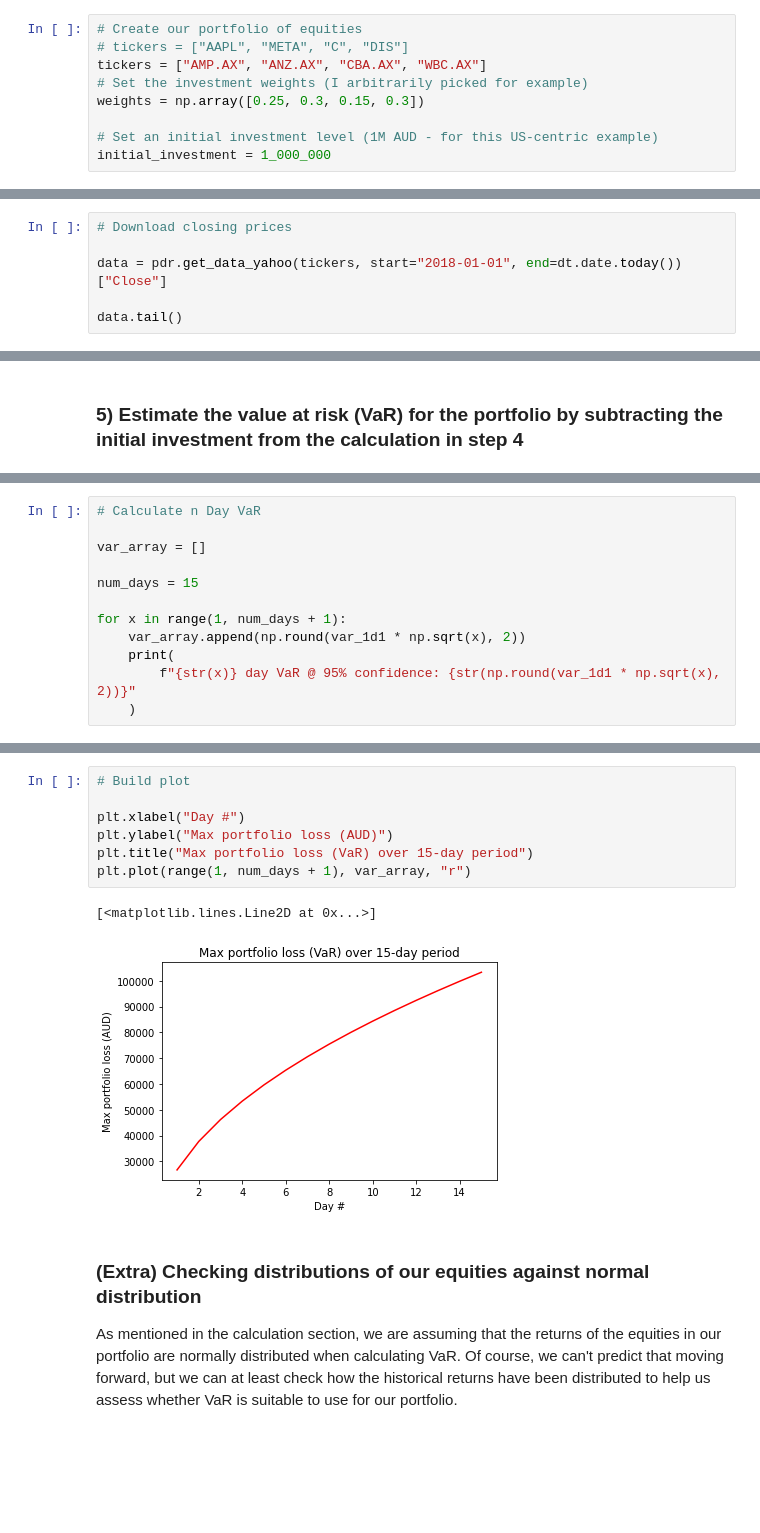
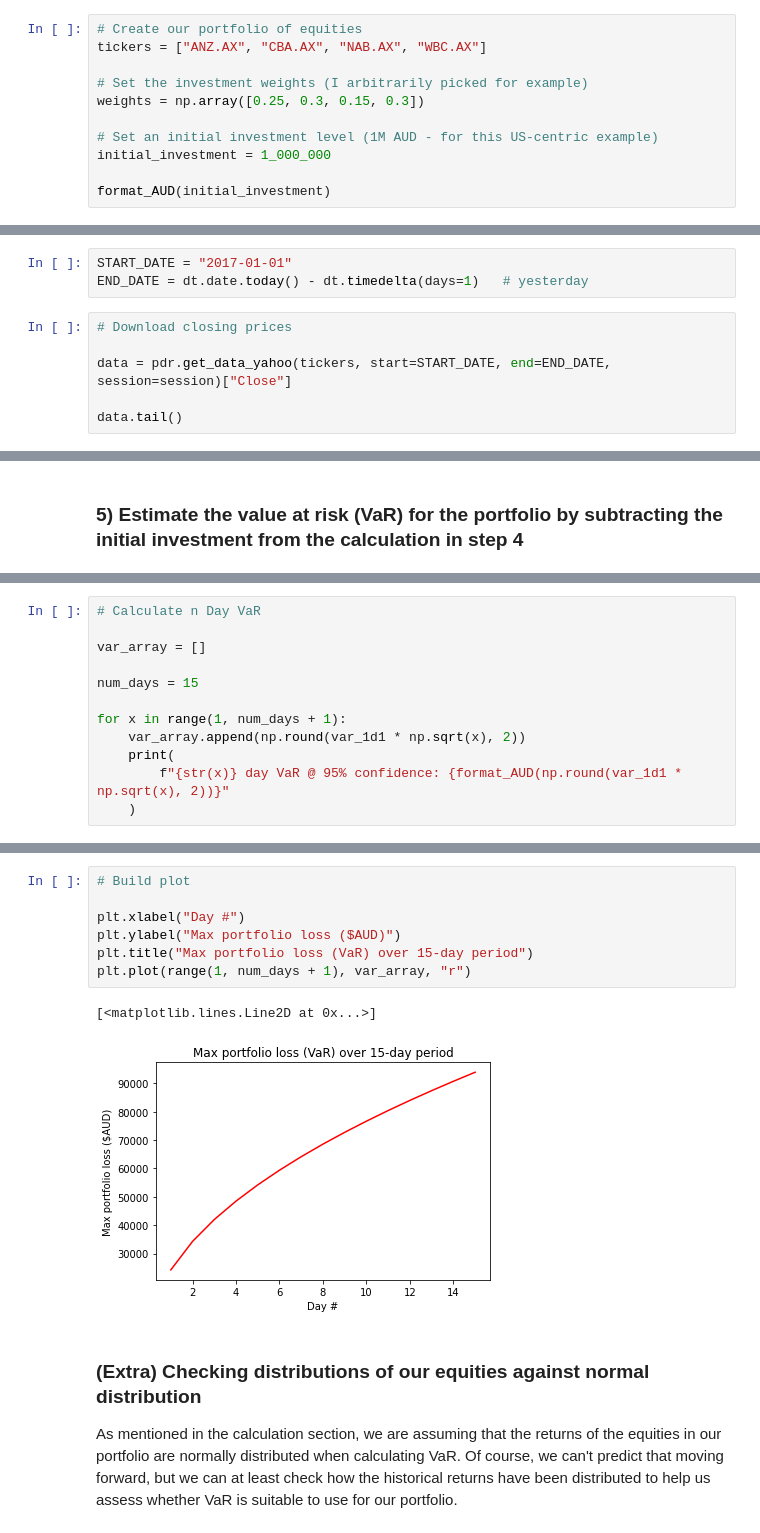
Before and after one commit to Mjboothaus/rewarding-risk, a Jupyter notebook: notebooks/PortfolioVaR.ipynb, the cells around one changed output, grey strips where cells are left out. Saved outputs shown, nothing was run; the diff lists cells and outputs as text; blank space fills up the shorter version.

Commit message:
Added data caching

```diff
--- a/notebooks/PortfolioVaR.ipynb
+++ b/notebooks/PortfolioVaR.ipynb
@@ -55,10 +67,12 @@ from scipy.stats import norm
 ### 1) Calculate periodic returns of the stocks in the portfolio
 # %%
 # Create our portfolio of equities
-# tickers = ["AAPL", "META", "C", "DIS"]
-tickers = ["AMP.AX", "ANZ.AX", "CBA.AX", "WBC.AX"]
+tickers = ["ANZ.AX", "CBA.AX", "NAB.AX", "WBC.AX"]
+
 # Set the investment weights (I arbitrarily picked for example)
 weights = np.array([0.25, 0.3, 0.15, 0.3])
 
 # Set an initial investment level (1M AUD - for this US-centric example)
 initial_investment = 1_000_000
+
+format_AUD(initial_investment)
@@ -65,9 +81,12 @@ initial_investment = 1_000_000
 # %%
 assert sum(weights) == 1.0
+# %%
+START_DATE = "2017-01-01"
+END_DATE = dt.date.today() - dt.timedelta(days=1)   # yesterday
 # %%
 # Download closing prices
 
-data = pdr.get_data_yahoo(tickers, start="2018-01-01", end=dt.date.today())["Close"]
+data = pdr.get_data_yahoo(tickers, start=START_DATE, end=END_DATE, session=session)["Close"]
 
 data.tail()
 # %% [output]
@@ -203,6 +222,6 @@ num_days = 15
 for x in range(1, num_days + 1):
     var_array.append(np.round(var_1d1 * np.sqrt(x), 2))
     print(
-        f"{str(x)} day VaR @ 95% confidence: {str(np.round(var_1d1 * np.sqrt(x), 2))}"
+        f"{str(x)} day VaR @ 95% confidence: {format_AUD(np.round(var_1d1 * np.sqrt(x), 2))}"
     )
 # %% [output]
@@ -224,13 +243,13 @@ for x in range(1, num_days + 1):
 # %%
 # Build plot
 
 plt.xlabel("Day #")
-plt.ylabel("Max portfolio loss (AUD)")
+plt.ylabel("Max portfolio loss ($AUD)")
 plt.title("Max portfolio loss (VaR) over 15-day period")
 plt.plot(range(1, num_days + 1), var_array, "r")
 # %% [output]
 [<matplotlib.lines.Line2D at 0x...>]
-[figure, old version]
+[figure, new version]
 # %% [markdown]
 ### (Extra) Checking distributions of our equities against normal distribution
 
```
Also changed, not shown: parts of 23 cells of this notebook.
